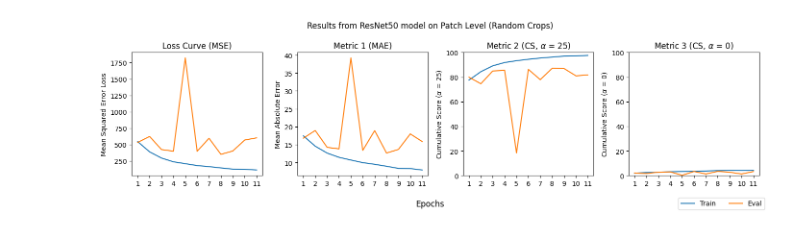
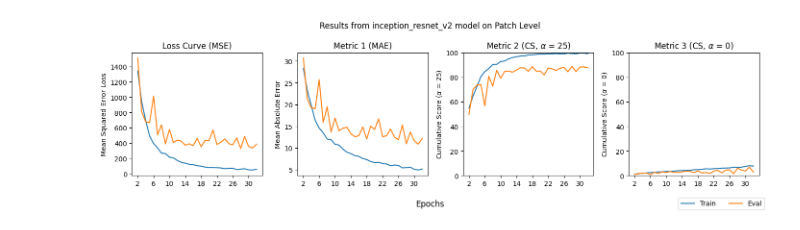
Before and after one commit to NikolaiHerrmann/deep-dating, a Jupyter notebook: src/graph_eval.ipynb, the cells around one changed output. Cells and saved outputs as stored; diff of their text form; code cells hidden in the pictures.

Commit message:
Added settings output

```diff
--- a/src/graph_eval.ipynb
+++ b/src/graph_eval.ipynb
@@ -6,5 +7,12 @@ import os
 # %%
-def epoch_plot(path, skip_n = 1):
+def epoch_plot(run_path, skip_n = 2):
+    #"runs/Jan6-22-21-16/epoch_log_Jan6-22-21-16.csv"
+    epoch_path = "epoch_log_" + run_path.split(os.sep)[1] + ".csv"
+
+    with open(os.path.join(run_path, "settings.json"), "r") as f:
+        settings = json.load(f)
+
+    path = os.path.join(run_path, epoch_path)
     df = pd.read_csv(path)
     fig, axs = plt.subplots(1, 4, figsize=(14, 4))
 
@@ -22,34 +30,34 @@ def epoch_plot(path, skip_n = 1):
         titles = [("Mean Squared Error Loss", "Loss Curve (MSE)", loss_vals),
                   ("Mean Absolute Error", "Metric 1 (MAE)", mae_vals),
                   (r"Cumulative Score ($\alpha$ = 25)", r"Metric 2 (CS, $\alpha$ = 25)", cs25_vals),
                   (r"Cumulative Score ($\alpha$ = 0)", r"Metric 3 (CS, $\alpha$ = 0)", cs0_vals)]
 
         plots = []
         for ax, (y_label, title, y) in zip(axs, titles):
-            ax.set_xticks(np.arange(skip_n, n_epochs + 1, 1)) # linspace instead
+            ax.set_xticks(np.arange(skip_n, n_epochs + 1, 4)) # linspace instead
             plots.append(ax.plot(x, y, label=set_type.title()))
             ax.set_ylabel(y_label)
             ax.set_title(title)
 
         axs[2].set_ylim(0, 100)
         axs[3].set_ylim(0, 100)
 
     fig.subplots_adjust(wspace=0.3, top=0.8)
     fig.supxlabel("Epochs")
-    fig.suptitle("Results from ResNet50 model on Patch Level (Random Crops)")
+    fig.suptitle(f"Results from {settings['model_name']} model on Patch Level")
     fig.tight_layout()
 
     handles, labels = plt.gca().get_legend_handles_labels()
     by_label = dict(zip(labels, handles))
     fig.legend(by_label.values(), by_label.keys(), loc="lower right", ncols=2)
 
     plot_name = os.path.basename(path).split(".")[0]
     plot_path = os.path.dirname(path)
     plt.savefig(os.path.join(plot_path, plot_name + ".png"), dpi=300)
     plt.savefig(os.path.join(plot_path, plot_name + ".pdf"))
 
     plt.show()
 
-epoch_plot("runs/Dec21-16-31-47/epoch_log_Dec21-16-31-47.csv")
+epoch_plot("runs/Jan6-22-21-16")
 # %% [output]
-[figure, old version]
+[figure, new version]
```
Also changed, not shown: parts of 1 cell of this notebook, 3 other files.
